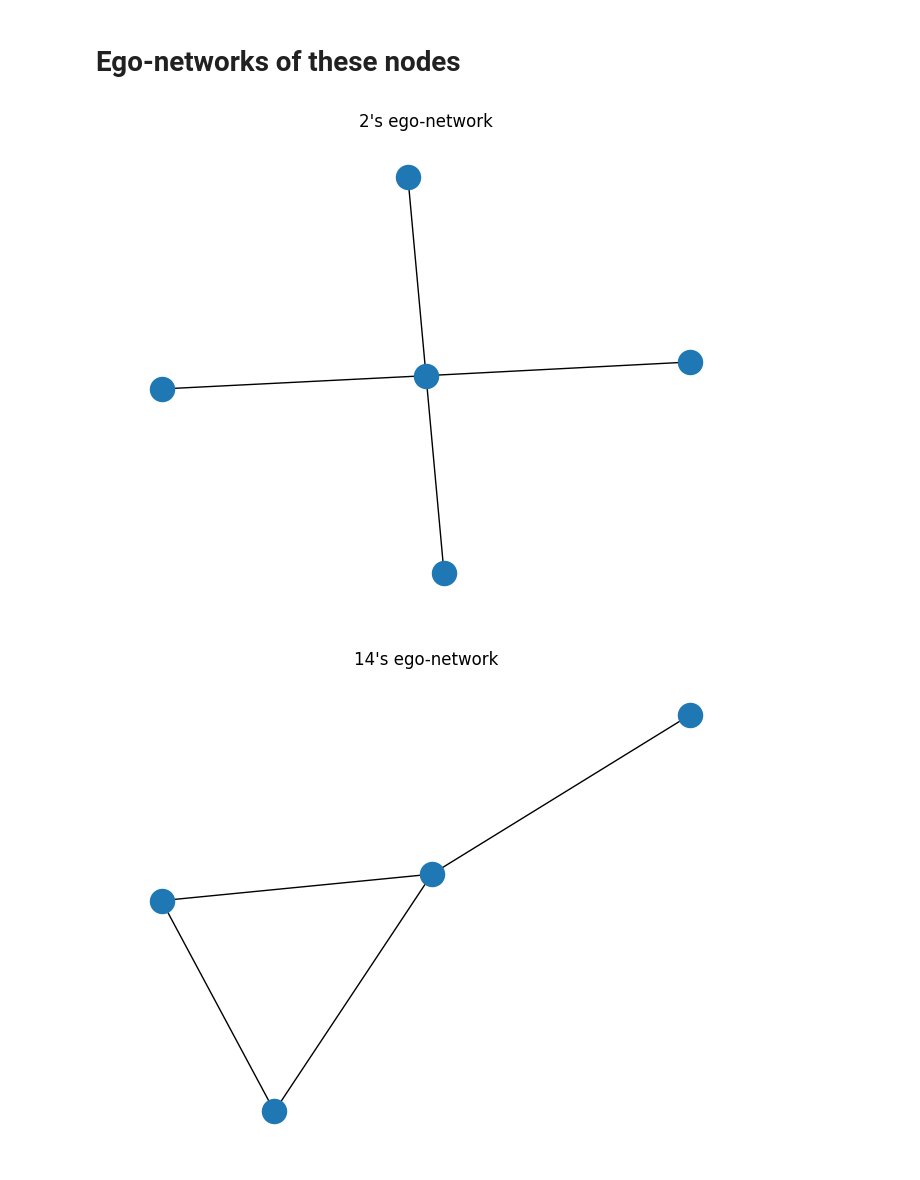
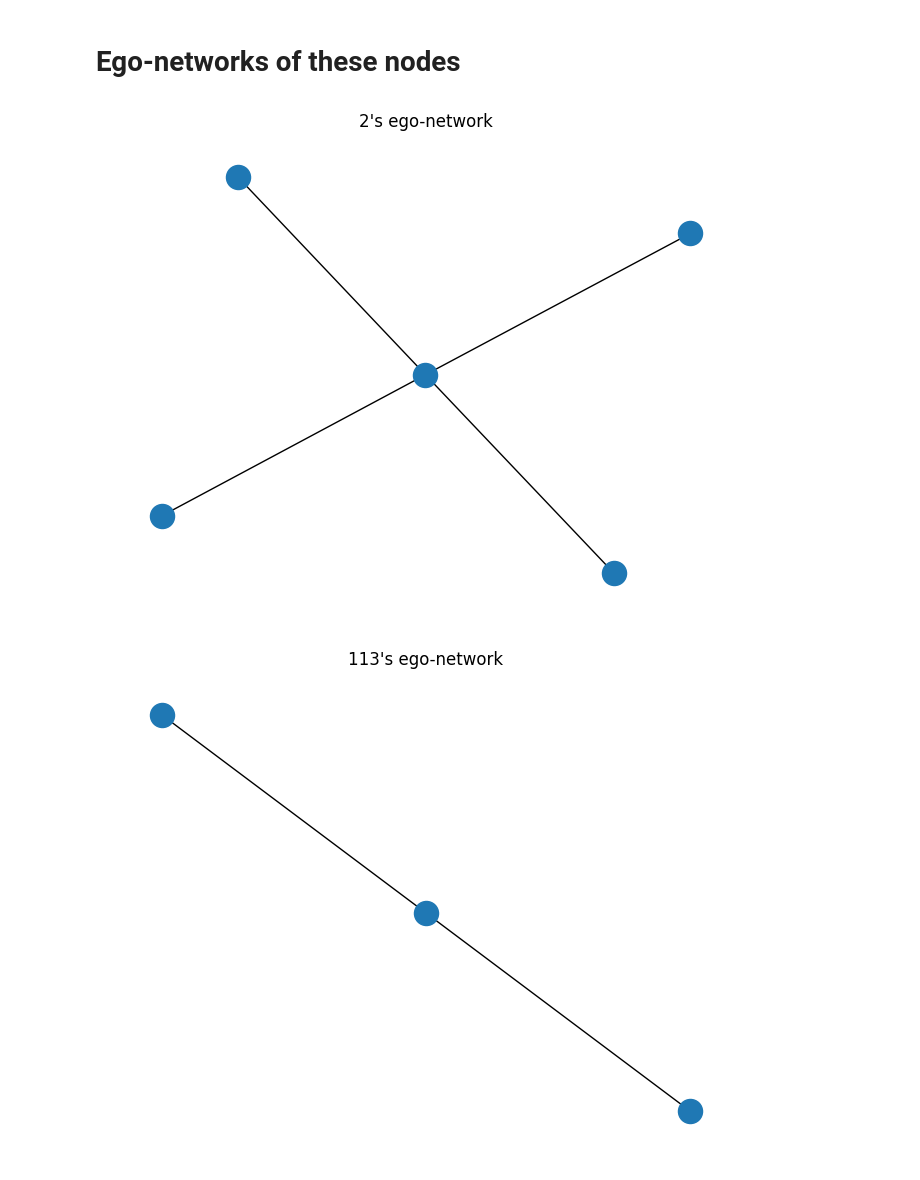
Before and after one commit to aimclub/StableGNN, a Jupyter notebook: tutorials/tutorial_node_classification.ipynb, the cells around one changed output. Drawn from its saved outputs; the diff is of its cells as text; code cells hidden in the pictures.

Commit message:
improved coef in loss

```diff
--- a/tutorials/tutorial_node_classification.ipynb
+++ b/tutorials/tutorial_node_classification.ipynb
@@ -142,7 +150,7 @@ device=torch.device('cuda' if torch.cuda.is_available() else 'cpu')
 loss_name='APP'
 ssl_flag = True
 
-params = {'hidden_layer': 64, "size of network, number of convs": 3, "dropout": 0.1, "lr": 0.01}
+params = {'hidden_layer': 64, "size of network, number of convs": 3, "dropout": 0.1, "lr": 0.01, "coef": 10}
 model_training = TrainModelNC(data=dataset, device=device, ssl_flag=ssl_flag, loss_name=loss_name)
 model, train_acc_mi, train_acc_ma, test_acc_mi, test_acc_ma = model_training.run(params)
 print(train_acc_mi, test_acc_mi)
@@ -191,7 +199,7 @@ else:
 
 explainer = Explain(model=model, adj_matrix=adj_matrix, features=features)
 
-for global_node in [2,4,13,14]:
+for global_node in [2,4,14,113]:
         pgm_explanation = explainer.structure_learning(global_node)
         print("explanations is", global_node, pgm_explanation.nodes, pgm_explanation.edges)
         g = nx.DiGraph()
@@ -249,16 +257,16 @@ explanations is 14 ['48', '106', '111', '14'] [('106', '14'), ('111', '14')]
 # %%
 edges = data.edge_index.T.tolist()
 G = nx.Graph()
 G.add_edges_from(edges)
 G.remove_edges_from(nx.selfloop_edges(G))
 
-for global_node in [2,14]:
+for global_node in [2,113]:
     g = nx.ego_graph(G,global_node)
     plt.figure()
     nx.draw(g)
     plt.title(str(global_node)+'\'s ego-network' )
     plt.show()
     plt.close()
 # %% [output]
-[figure, old version]
+[figure, new version]
-[figure, old version]
+[figure, new version]
```
Also changed, not shown: parts of 6 cells of this notebook.
